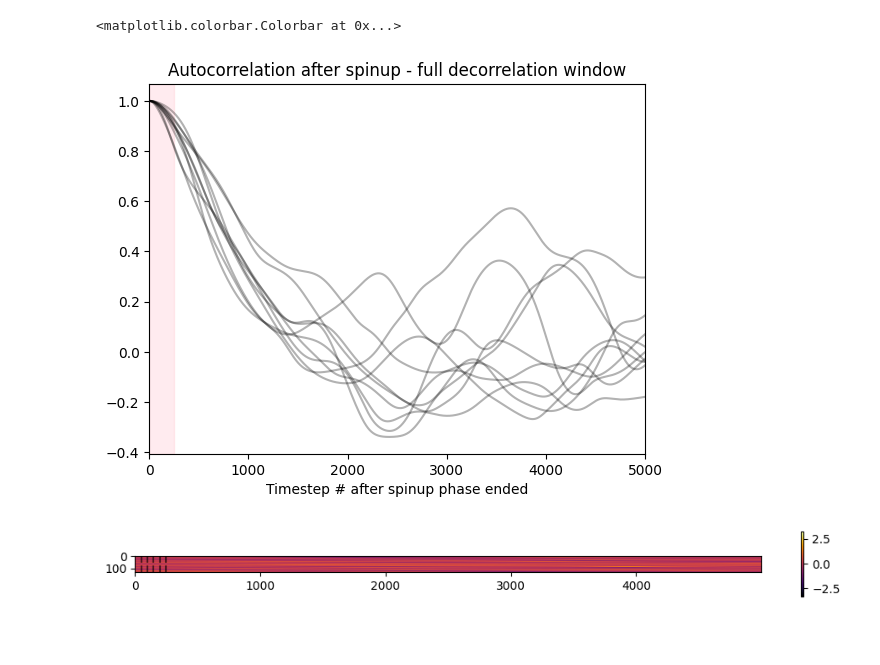
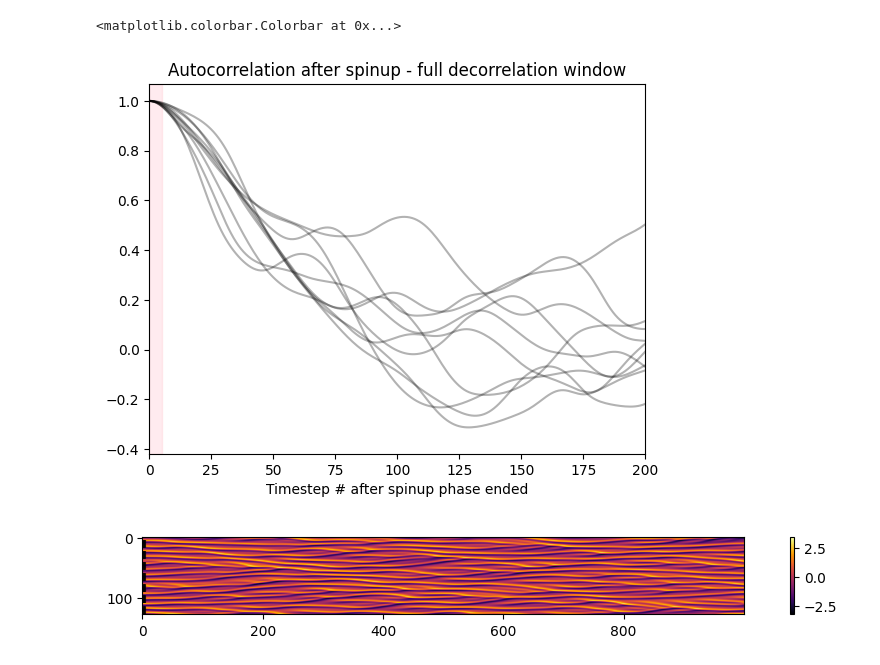
Before and after one commit to QiLiu6/thermalizer, a Jupyter notebook: notebooks/train_ks.ipynb, the cells around one changed output. Drawn from its saved outputs; the diff is of its cells as text; code cells hidden in the pictures; blank space fills up the shorter version.

```diff
--- a/notebooks/train_ks.ipynb
+++ b/notebooks/train_ks.ipynb
@@ -20,5 +20,6 @@ print(config)
 # %%
 ## Determine number of sims to run to generate the training set size
 ## Lets say trajectories per IC
+config["ks"]["ratio"]=int(config["ks"]["Dt"]/config["ks"]["dt"])
 config["ks"]["num_sims"]=config["ks"]["dataset_size"]//config["ks"]["trajectories"]
-config["ks"]["nsteps"]=config["ks"]["spinup"]+config["ks"]["trajectories"]*config["ks"]["decorr_steps"]+config["ks"]["increment"]*config["ks"]["rollout"]
+config["ks"]["nsteps"]=config["ks"]["ratio"]*(config["ks"]["spinup"]+config["ks"]["trajectories"]*config["ks"]["decorr_steps"]+config["ks"]["increment"]*config["ks"]["rollout"])
@@ -47,37 +47,38 @@ valid_data=torch.empty(config["ks"]["valid_sims"],
                        config["ks"]["N"])
 
 for aa in tqdm(range(config["ks"]["valid_sims"])):
-    ks=ks_solver.KS(L=config["ks"]["L"],N=config["ks"]["N"],nsteps=config["ks"]["spinup"]+config["ks"]["valid_window"],dt=config["ks"]["dt"])
+    ks=ks_solver.KS(L=config["ks"]["L"],N=config["ks"]["N"],nsteps=config["ks"]["ratio"]*(config["ks"]["spinup"]+config["ks"]["valid_window"]),dt=config["ks"]["dt"])
     ks.simulate()
     ks_evol=np.fft.ifft(ks.vv,axis=-1).real
 
     ## Get kespec of last snapshot to average
     kespec+=abs(np.fft.rfftn(ks_evol[-1])**2)
+    ks_evol=ks_evol[::config["ks"]["ratio"]]
 
     corrs=[]
     ## Plot correlation between timesteps
     for bb in range(config["ks"]["spinup"],len(ks_evol)-1):
         corrs.append(pearsonr(ks_evol.T[:,config["ks"]["spinup"]].flatten(),ks_evol.T[:,bb].flatten())[0])
     plt.title("Autocorrelation after spinup - full decorrelation window")
     plt.plot(corrs,color="black",alpha=0.3)
     plt.xlabel("Timestep # after spinup phase ended")
     valid_data[aa]=torch.tensor(ks_evol[config["ks"]["spinup"]:-1])
 
 
 plt.axvspan(0,config["ks"]["increment"]*config["ks"]["rollout"],color="pink",alpha=0.3)
 plt.xlim(0,config["ks"]["decorr_steps"])
 
 
 ## Plot a single validation sim
 fig=plt.figure(figsize=(12,1))
 plt.imshow(valid_data[0].T,cmap="inferno")
 for aa in range(1,config["ks"]["rollout"]+1):
     plt.axvline(config["ks"]["increment"]*aa,color="black",linestyle="dashed",alpha=0.6)
 plt.colorbar()
 # %% [output]
 <matplotlib.colorbar.Colorbar at 0x...>
-[figure, old version]
+[figure, new version]
-[figure, old version]
+[figure, new version]
 # %%
 ## Plot a single validation sim
 fig=plt.figure(figsize=(12,1))
```
Also changed, not shown: parts of 3 cells of this notebook.
